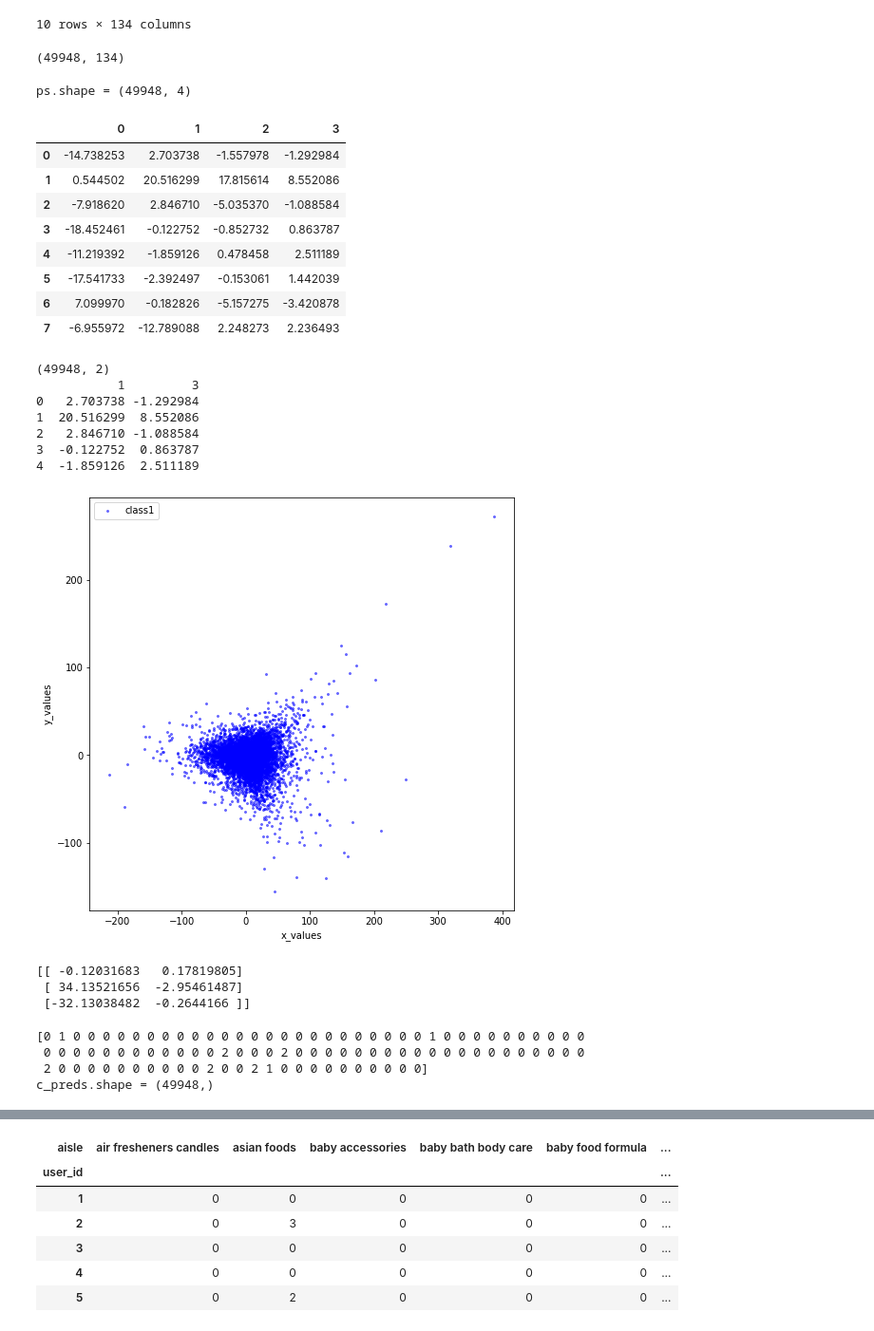
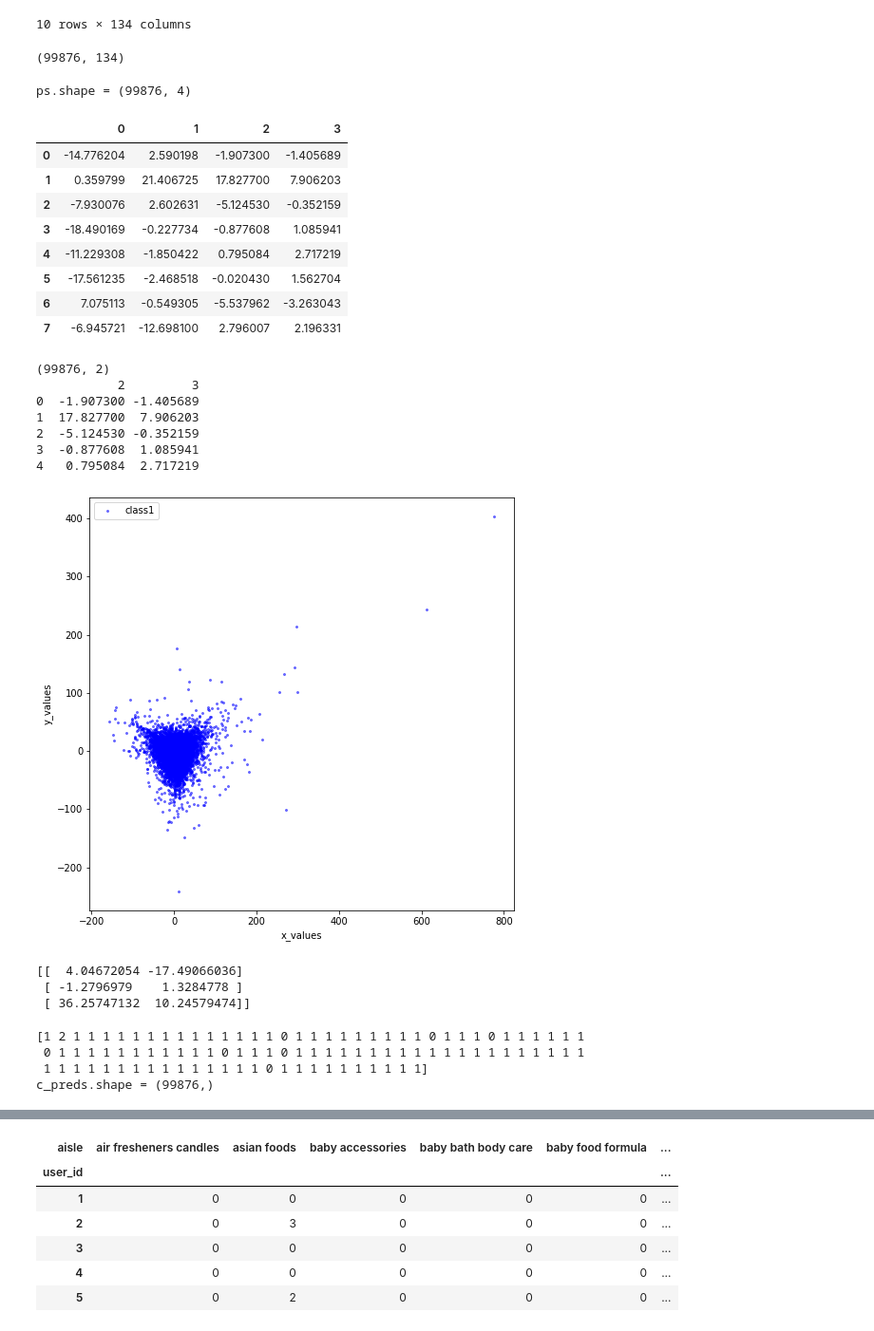
Before and after one commit to AmlanAlok/instacart-2017-project, a Jupyter notebook: Instacart_2017_PCA_02.ipynb, the cells around one changed output, grey strips where cells are left out. Shown at 95% size. Saved outputs shown, nothing was run; the diff lists cells and outputs as text; code cells hidden in the pictures.

```diff
--- a/Instacart_2017_PCA_02.ipynb
+++ b/Instacart_2017_PCA_02.ipynb
@@ -22,6 +22,7 @@ import gc
 gc.enable()
 
 cluster_count = 3
+c1, c2 = 2, 3
 # %% [output]
 Drive already mounted at /content/drive/; to attempt to forcibly remount, call drive.mount("/content/drive/", force_remount=True).
 /content/drive/MyDrive/9-Projects/1-ML-Instacart
@@ -29,12 +30,12 @@ Drive already mounted at /content/drive/; to attempt to forcibly remount, call d
 aisles = pd.read_csv("aisles.csv")
 departments = pd.read_csv("departments.csv")
 products = pd.read_csv("products.csv")
-orders = pd.read_csv("orders_50.csv")
-order_products_prior = pd.read_csv("op_prior_50.csv")
-order_products_train = pd.read_csv("op_train_50.csv")
-# orders = pd.read_csv("orders_100.csv")
-# order_products_prior = pd.read_csv("op_prior_100.csv")
-# order_products_train = pd.read_csv("op_train_100.csv")
+# orders = pd.read_csv("orders_50.csv")
+# order_products_prior = pd.read_csv("op_prior_50.csv")
+# order_products_train = pd.read_csv("op_train_50.csv")
+orders = pd.read_csv("orders_100.csv")
+order_products_prior = pd.read_csv("op_prior_100.csv")
+order_products_train = pd.read_csv("op_train_100.csv")
 # orders = pd.read_csv("orders.csv")
 # order_products_prior = pd.read_csv("order_products__prior.csv")
 # order_products_train = pd.read_csv("order_products__train.csv")
@@ -208,7 +209,7 @@ cust_prod.head(10)
 # %%
 cust_prod.shape
 # %% [output]
-(49948, 134)
+(99876, 134)
 # %%
 from sklearn.decomposition import PCA
 pca = PCA(n_components=4)
@@ -219,38 +220,38 @@ ps = pd.DataFrame(pca_samples)
 print('ps.shape =', ps.shape)
 ps.head(8)
 # %% [output]
-ps.shape = (49948, 4)
+ps.shape = (99876, 4)
 |  | 0 | 1 | 2 | 3 |
-| 0 | -14.738253 | 2.703738 | -1.557978 | -1.292984 |
-| 1 | 0.544502 | 20.516299 | 17.815614 | 8.552086 |
-| 2 | -7.918620 | 2.846710 | -5.035370 | -1.088584 |
-| 3 | -18.452461 | -0.122752 | -0.852732 | 0.863787 |
-| 4 | -11.219392 | -1.859126 | 0.478458 | 2.511189 |
-| 5 | -17.541733 | -2.392497 | -0.153061 | 1.442039 |
-| 6 | 7.099970 | -0.182826 | -5.157275 | -3.420878 |
-| 7 | -6.955972 | -12.789088 | 2.248273 | 2.236493 |
+| 0 | -14.776204 | 2.590198 | -1.907300 | -1.405689 |
+| 1 | 0.359799 | 21.406725 | 17.827700 | 7.906203 |
+| 2 | -7.930076 | 2.602631 | -5.124530 | -0.352159 |
+| 3 | -18.490169 | -0.227734 | -0.877608 | 1.085941 |
+| 4 | -11.229308 | -1.850422 | 0.795084 | 2.717219 |
+| 5 | -17.561235 | -2.468518 | -0.020430 | 1.562704 |
+| 6 | 7.075113 | -0.549305 | -5.537962 | -3.263043 |
+| 7 | -6.945721 | -12.698100 | 2.796007 | 2.196331 |
 # %%
-c1, c2 = 1, 3
+
 tocluster = pd.DataFrame(ps[[c1,c2]])
 print (tocluster.shape)
 print (tocluster.head())
 
 fig = plt.figure(figsize=(8,8))
 plt.plot(tocluster[c1], tocluster[c2], 'o', markersize=2, color='blue', alpha=0.5, label='class1')
 
 plt.xlabel('x_values')
 plt.ylabel('y_values')
 plt.legend()
 plt.show()
 # %% [output]
-(49948, 2)
-           1         3
-0   2.703738 -1.292984
-1  20.516299  8.552086
-2   2.846710 -1.088584
-3  -0.122752  0.863787
-4  -1.859126  2.511189
+(99876, 2)
+           2         3
+0  -1.907300 -1.405689
+1  17.827700  7.906203
+2  -5.124530 -0.352159
+3  -0.877608  1.085941
+4   0.795084  2.717219
-[figure, old version]
+[figure, new version]
 # %%
 # plot_pca(4, 1)
 # %%
@@ -266,17 +267,17 @@ centers = clusterer.cluster_centers_
 c_preds = clusterer.predict(tocluster)
 print(centers)
 # %% [output]
-[[ -0.12031683   0.17819805]
- [ 34.13521656  -2.95461487]
- [-32.13038482  -0.2644166 ]]
+[[  4.04672054 -17.49066036]
+ [ -1.2796979    1.3284778 ]
+ [ 36.25747132  10.24579474]]
 # %%
 print (c_preds[0:100])
 print('c_preds.shape =', c_preds.shape)
 # %% [output]
-[0 1 0 0 0 0 0 0 0 0 0 0 0 0 0 0 0 0 0 0 0 0 0 0 0 0 1 0 0 0 0 0 0 0 0 0 0
- 0 0 0 0 0 0 0 0 0 0 0 0 2 0 0 0 2 0 0 0 0 0 0 0 0 0 0 0 0 0 0 0 0 0 0 0 0
- 2 0 0 0 0 0 0 0 0 0 0 2 0 0 2 1 0 0 0 0 0 0 0 0 0 0]
-c_preds.shape = (49948,)
+[1 2 1 1 1 1 1 1 1 1 1 1 1 1 1 1 0 1 1 1 1 1 1 1 1 1 0 1 1 1 0 1 1 1 1 1 1
+ 0 1 1 1 1 1 1 1 1 1 1 1 0 1 1 1 0 1 1 1 1 1 1 1 1 1 1 1 1 1 1 1 1 1 1 1 1
+ 1 1 1 1 1 1 1 1 1 1 1 1 1 1 1 0 1 1 1 1 1 1 1 1 1 1]
+c_preds.shape = (99876,)
 # %%
 import matplotlib
 fig = plt.figure(figsize=(8,8))
```
Also changed, not shown: parts of 64 cells of this notebook.
